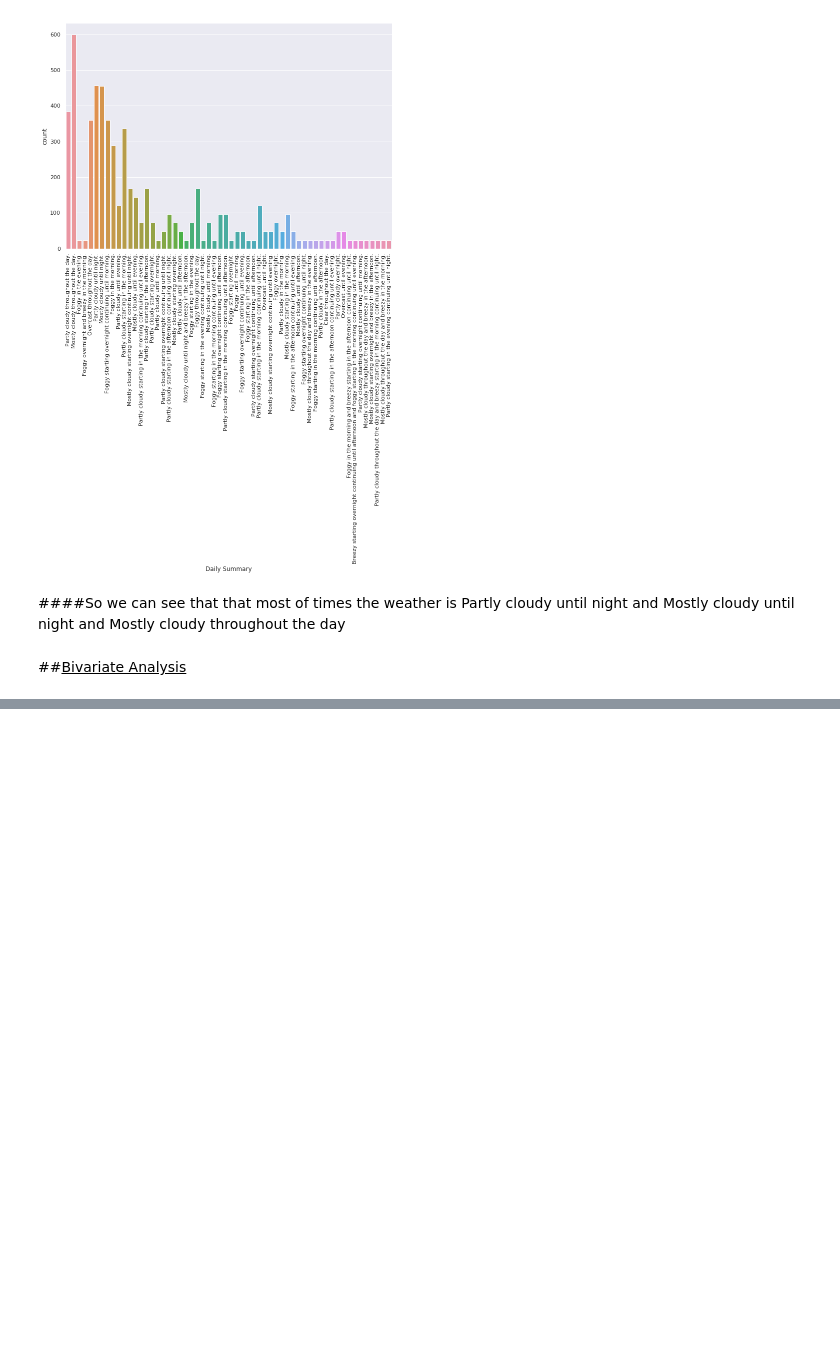
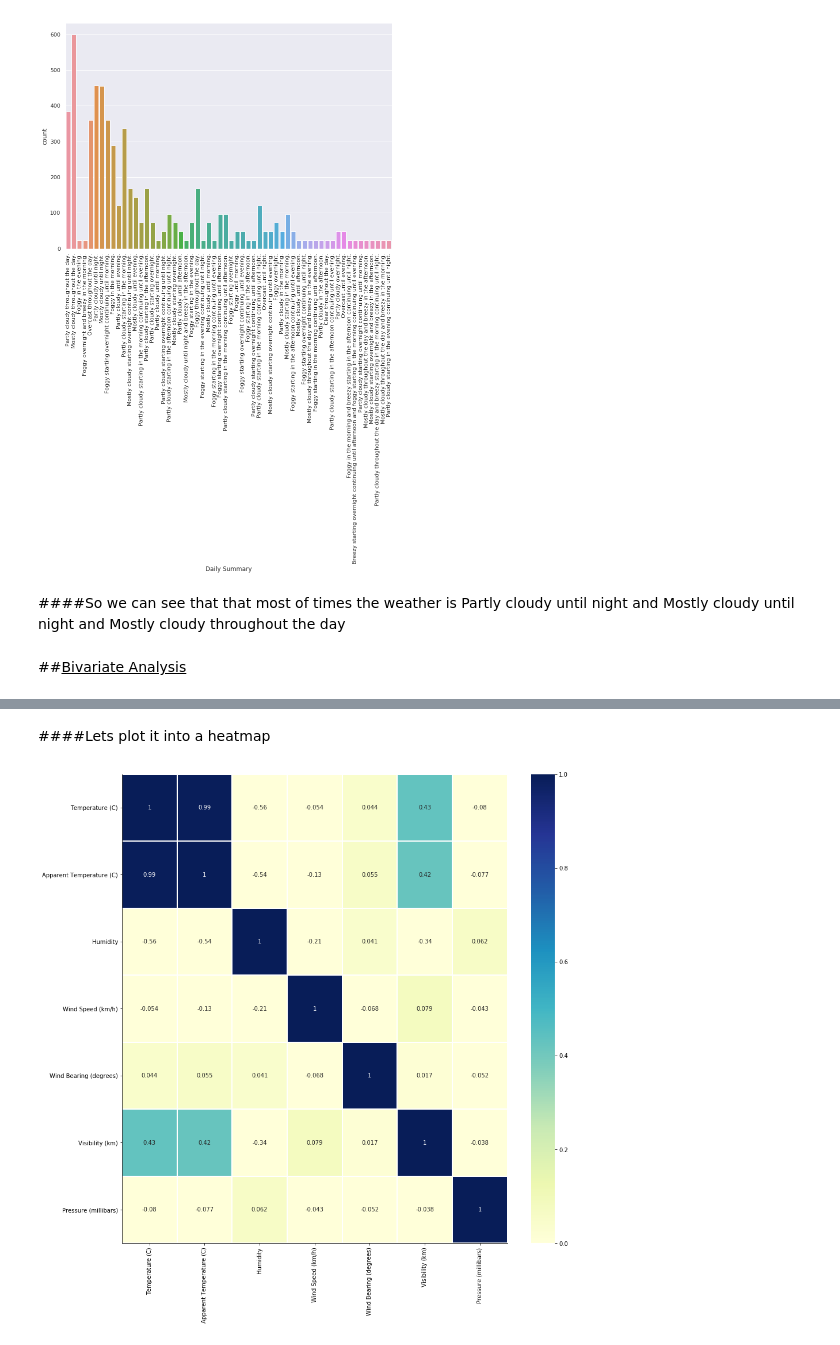
Before and after one commit to Akshay2224/Apparent-Temperature, a Jupyter notebook: Apparent_Temp_Project.ipynb, the cells around one changed output, grey strips where cells are left out. Saved outputs shown, nothing was run; the diff lists cells and outputs as text; code cells hidden in the pictures; blank space fills up the shorter version.

```diff
--- a/Apparent_Temp_Project.ipynb
+++ b/Apparent_Temp_Project.ipynb
@@ -644,0 +647,3 @@ sns.despine()
+# %%
+c=df.corr()
+c
@@ -645,3 +659,11 @@ sns.despine()
+# %% [markdown]
+####Lets plot it into a heatmap
+# %%
+plt.subplots(figsize=(15,15))
+sns.heatmap(c, vmin=0, vmax=1,annot=True, cmap="YlGnBu", linewidth=1)
+sns.despine()
+# %% [output]
+[figure, added]
 # %%
 ax = WindroseAxes.from_ax()
 ax.bar(df['Wind Bearing (degrees)'], df['Wind Speed (km/h)'], normed=True, opening=0.8, edgecolor='black')
```
Also changed, not shown: parts of 4 cells of this notebook.
